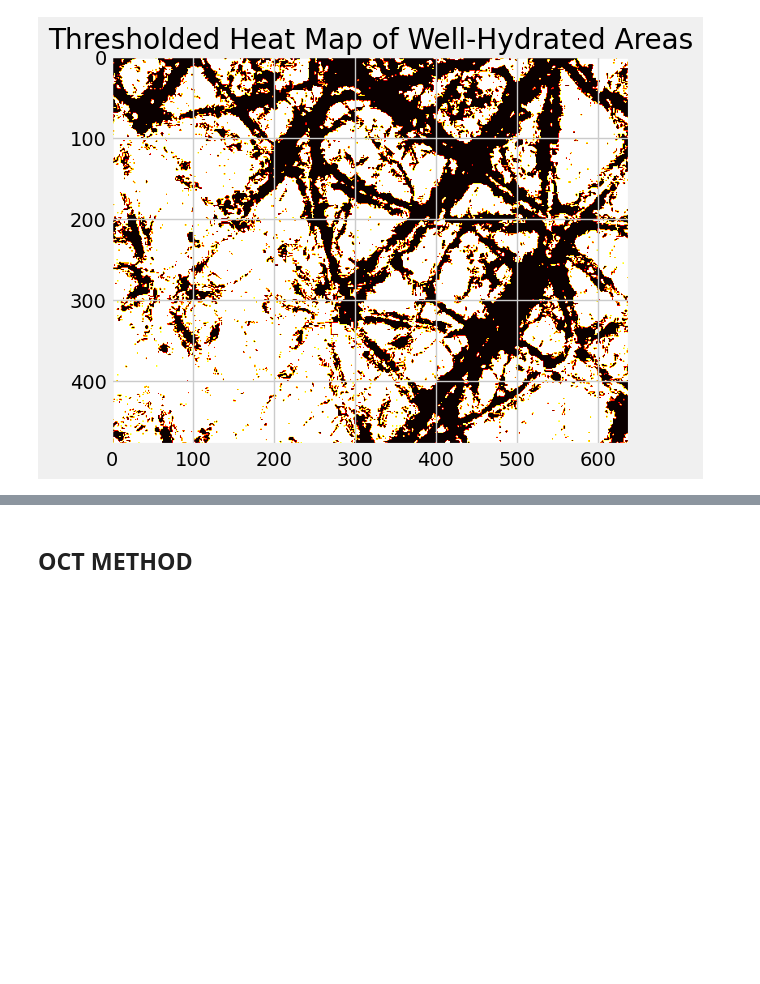
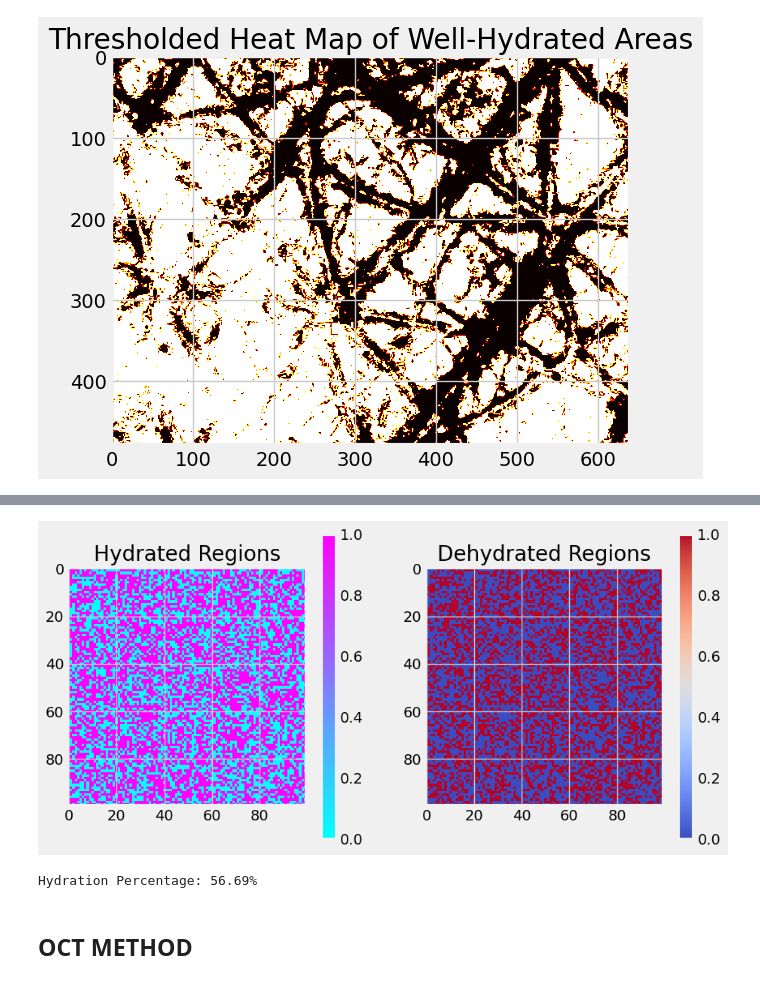
Before and after one commit to arhamwebexpert/ML, a Jupyter notebook: hydration.ipynb, the cells around one changed output, grey strips where cells are left out. Drawn from its saved outputs; the diff is of its cells as text; code cells hidden in the pictures; blank space fills up the shorter version.

```diff
--- a/hydration.ipynb
+++ b/hydration.ipynb
@@ -169,3 +134,41 @@ Hydration level: 34.72%
+# %%
+# Define temperature thresholds
+hydrated_threshold = 33.0  # Hydrated if temperature is above 33°C
+# Create masks for hydrated and dehydrated areas
+hydrated_mask = thermal_image > hydrated_threshold  # Pixels where temperature > 33°C
+dehydrated_mask = thermal_image <= hydrated_threshold  # Pixels where temperature <= 33°C
+
+# Plot hydrated and dehydrated areas
+plt.figure(figsize=(10, 5))
+
+# Hydrated areas
+plt.subplot(1, 2, 1)
+plt.imshow(hydrated_mask, cmap='cool')
+plt.title('Hydrated Regions')
+plt.colorbar()
+
+# Dehydrated areas
+plt.subplot(1, 2, 2)
+plt.imshow(dehydrated_mask, cmap='coolwarm')
+plt.title('Dehydrated Regions')
+plt.colorbar()
+
+plt.show()
+# %% [output]
+[figure, added]
+# %%
+# Total number of pixels in the image
+total_pixels = thermal_image.size
+
+# Number of hydrated pixels
+hydrated_pixels = np.sum(hydrated_mask)
+
+# Calculate hydration percentage
+hydration_percentage = (hydrated_pixels / total_pixels) * 100
+
+print(f"Hydration Percentage: {hydration_percentage:.2f}%")
+# %% [output]
+Hydration Percentage: 56.69%
 # %% [markdown]
 ## OCT METHOD
 # %%
```
Also changed, not shown: parts of 7 cells of this notebook.
